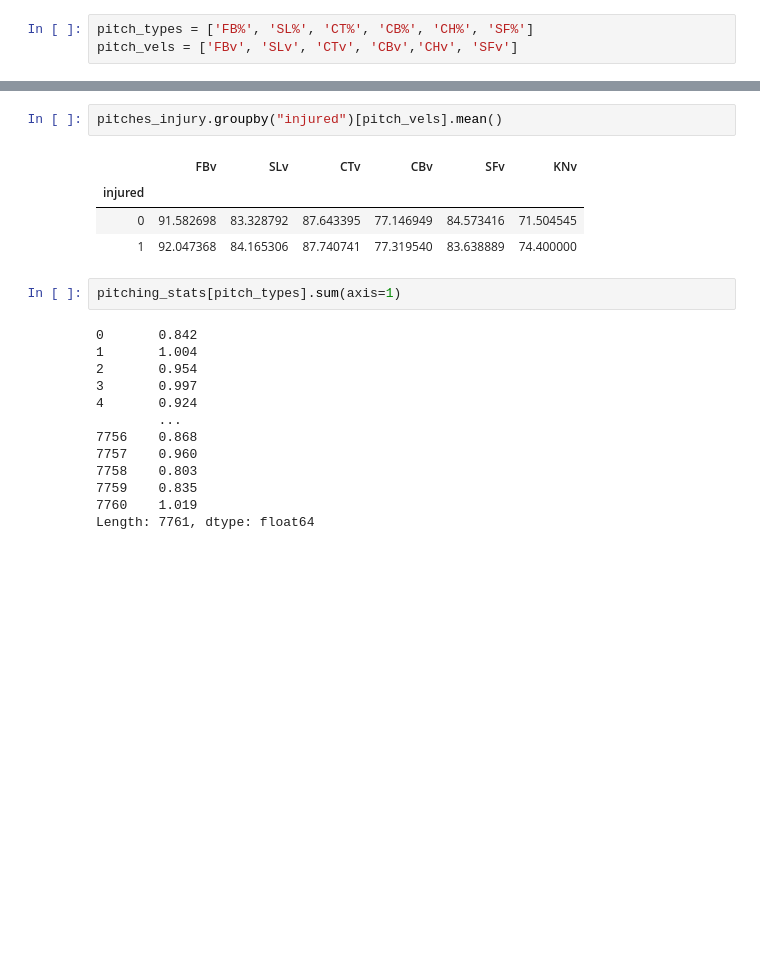
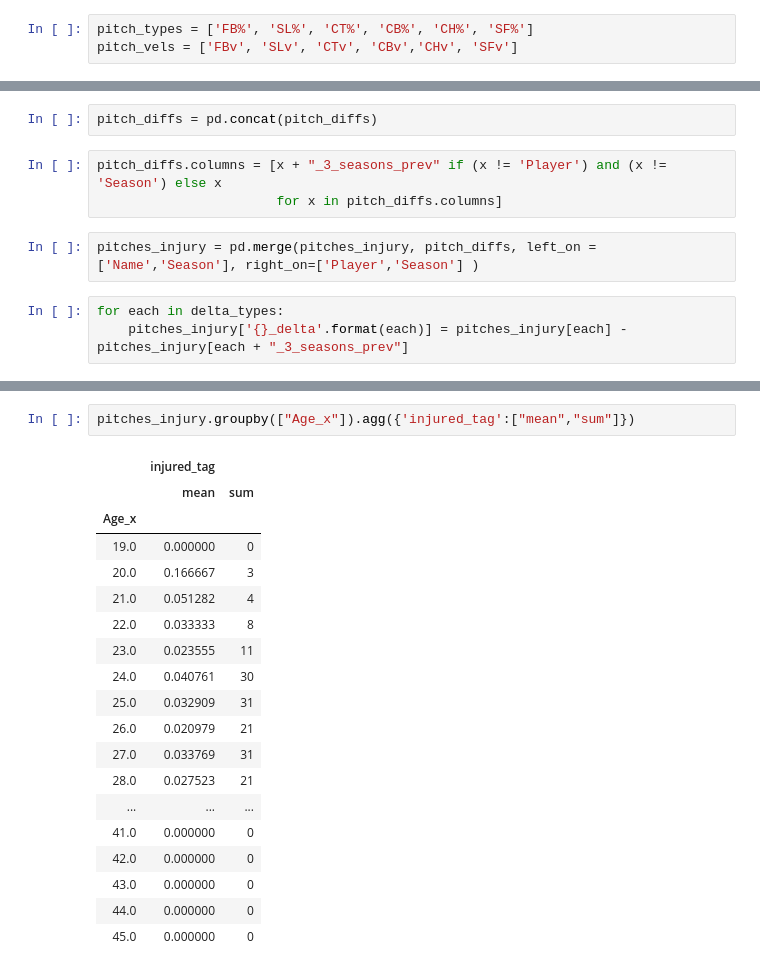
Before and after one commit to nchapman95/pitching-injuries, a Jupyter notebook: PitchingInjuries.ipynb, the cells around one changed output, grey strips where cells are left out. Drawn from its saved outputs; the diff is of its cells as text; blank space fills up the shorter version.

```diff
--- a/PitchingInjuries.ipynb
+++ b/PitchingInjuries.ipynb
@@ -297,0 +281,10 @@ pitching_stats['CT%'].mean()
+# %%
+pitch_diffs = pd.concat(pitch_diffs)
+# %%
+pitch_diffs.columns = [x + "_3_seasons_prev" if (x != 'Player') and (x != 'Season') else x
+                       for x in pitch_diffs.columns]
+# %%
+pitches_injury = pd.merge(pitches_injury, pitch_diffs, left_on =['Name','Season'], right_on=['Player','Season'] )
+# %%
+for each in delta_types:
+    pitches_injury['{}_delta'.format(each)] = pitches_injury[each] - pitches_injury[each + "_3_seasons_prev"]
@@ -298,22 +299,22 @@ pitching_stats['CT%'].mean()
 # %%
-pitches_injury.groupby("injured")[pitch_vels].mean()
+pitches_injury.groupby(["Age_x"]).agg({'injured_tag':["mean","sum"]})
 # %% [output]
-|  | FBv | SLv | CTv | CBv | SFv | KNv |
-| injured |  |  |  |  |  |  |
-| 0 | 91.582698 | 83.328792 | 87.643395 | 77.146949 | 84.573416 | 71.504545 |
-| 1 | 92.047368 | 84.165306 | 87.740741 | 77.319540 | 83.638889 | 74.400000 |
+|  | injured_tag |  |
+|  | mean | sum |
+| Age_x |  |  |
+| 19.0 | 0.000000 | 0 |
+| 20.0 | 0.166667 | 3 |
+| 21.0 | 0.051282 | 4 |
+| 22.0 | 0.033333 | 8 |
+| 23.0 | 0.023555 | 11 |
+| 24.0 | 0.040761 | 30 |
+| 25.0 | 0.032909 | 31 |
+| 26.0 | 0.020979 | 21 |
+| 27.0 | 0.033769 | 31 |
+| 28.0 | 0.027523 | 21 |
+| ... | ... | ... |
+| 41.0 | 0.000000 | 0 |
+| 42.0 | 0.000000 | 0 |
+| 43.0 | 0.000000 | 0 |
+| 44.0 | 0.000000 | 0 |
+| 45.0 | 0.000000 | 0 |
-# %%
-pitching_stats[pitch_types].sum(axis=1)
-# %% [output]
-0       0.842
-1       1.004
-2       0.954
-3       0.997
-4       0.924
-        ...
-7756    0.868
-7757    0.960
-7758    0.803
-7759    0.835
-7760    1.019
-Length: 7761, dtype: float64
```
Also changed, not shown: parts of 86 cells of this notebook, 18 other files.
